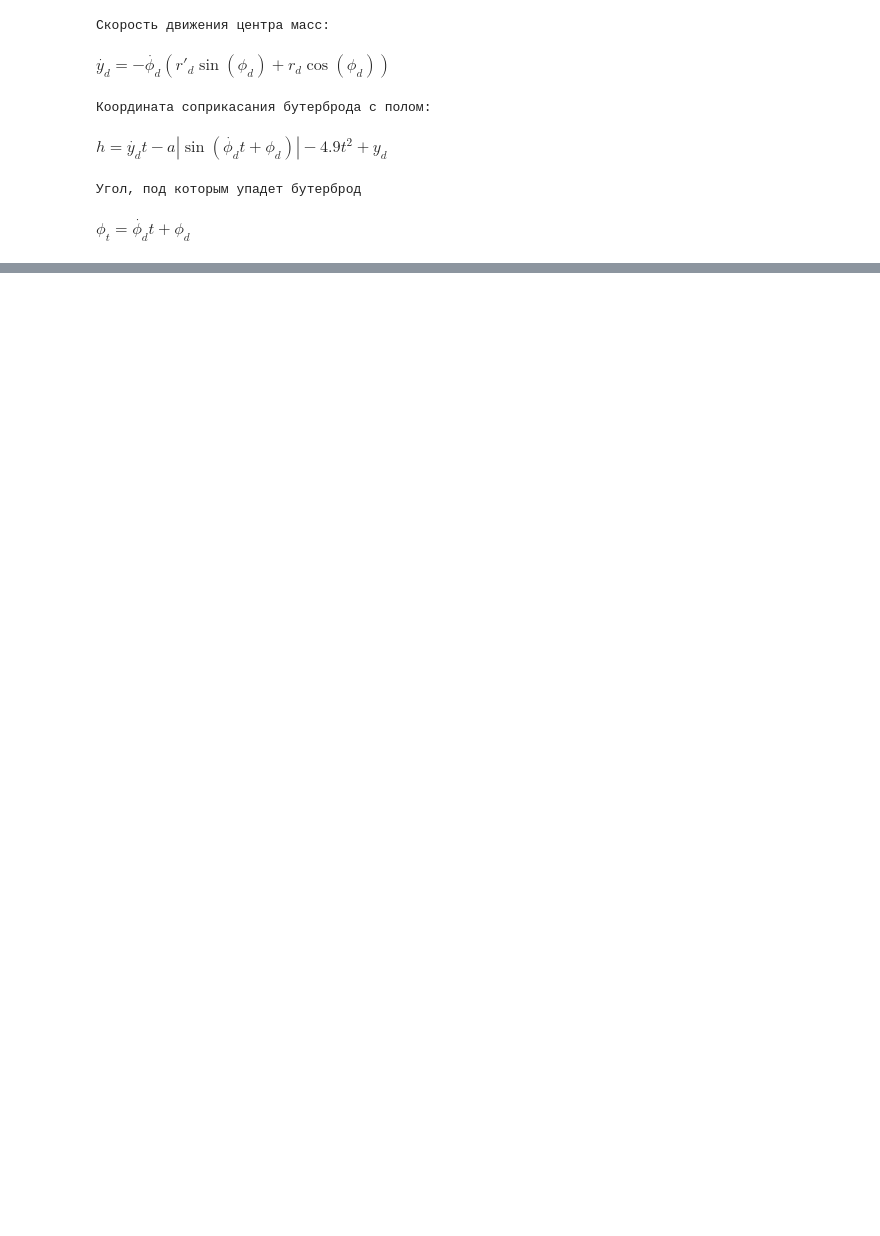
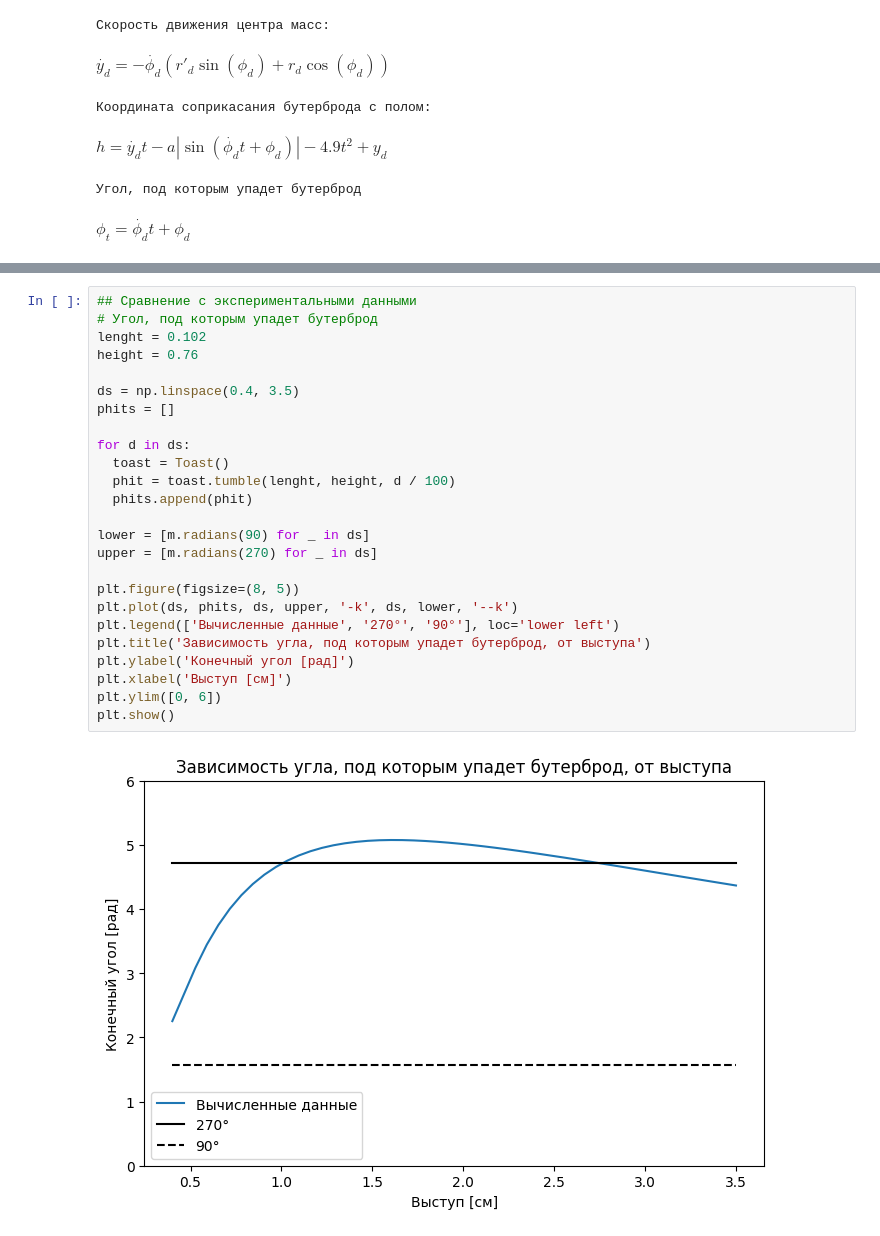
Before and after one commit to PeachMood/tumbling-toast-model, a Jupyter notebook: Tumbling toast model.ipynb, the cells around one changed output, grey strips where cells are left out. Cells and saved outputs as stored; diff of their text form; blank space fills up the shorter version.

```diff
--- a/Tumbling toast model.ipynb
+++ b/Tumbling toast model.ipynb
@@ -271,0 +284,27 @@ ax.plot(x, y)
+# %%
+## Сравнение с экспериментальными данными
+# Угол, под которым упадет бутерброд
+lenght = 0.102
+height = 0.76
+
+ds = np.linspace(0.4, 3.5)
+phits = []
+
+for d in ds:
+  toast = Toast()
+  phit = toast.tumble(lenght, height, d / 100)
+  phits.append(phit)
+
+lower = [m.radians(90) for _ in ds]
+upper = [m.radians(270) for _ in ds]
+
+plt.figure(figsize=(8, 5))
+plt.plot(ds, phits, ds, upper, '-k', ds, lower, '--k')
+plt.legend(['Вычисленные данные', '270°', '90°'], loc='lower left')
+plt.title('Зависимость угла, под которым упадет бутерброд, от выступа')
+plt.ylabel('Конечный угол [рад]')
+plt.xlabel('Выступ [cм]')
+plt.ylim([0, 6])
+plt.show()
+# %% [output]
+[figure, added]
```
Also changed, not shown: parts of 5 cells of this notebook.
